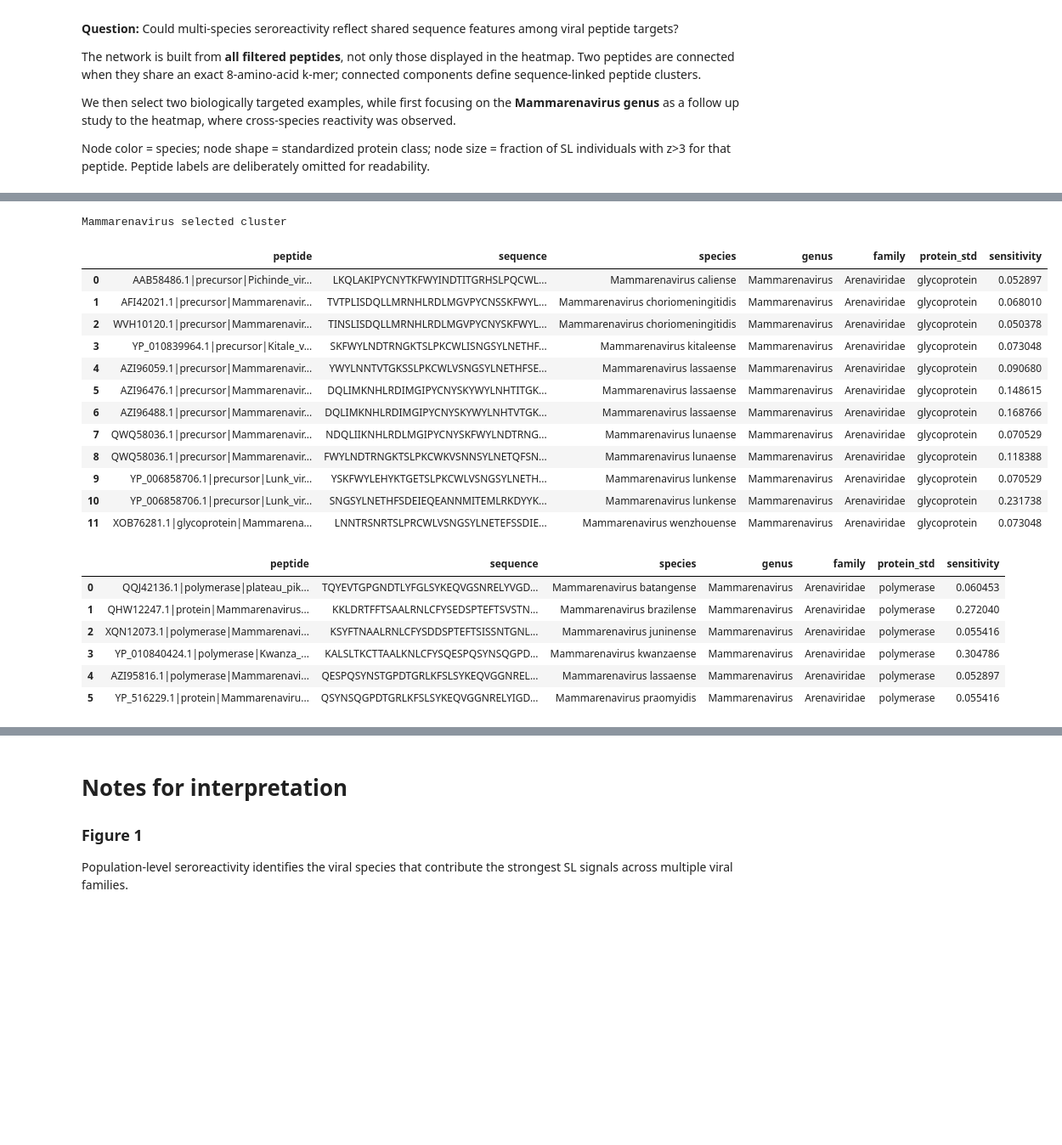
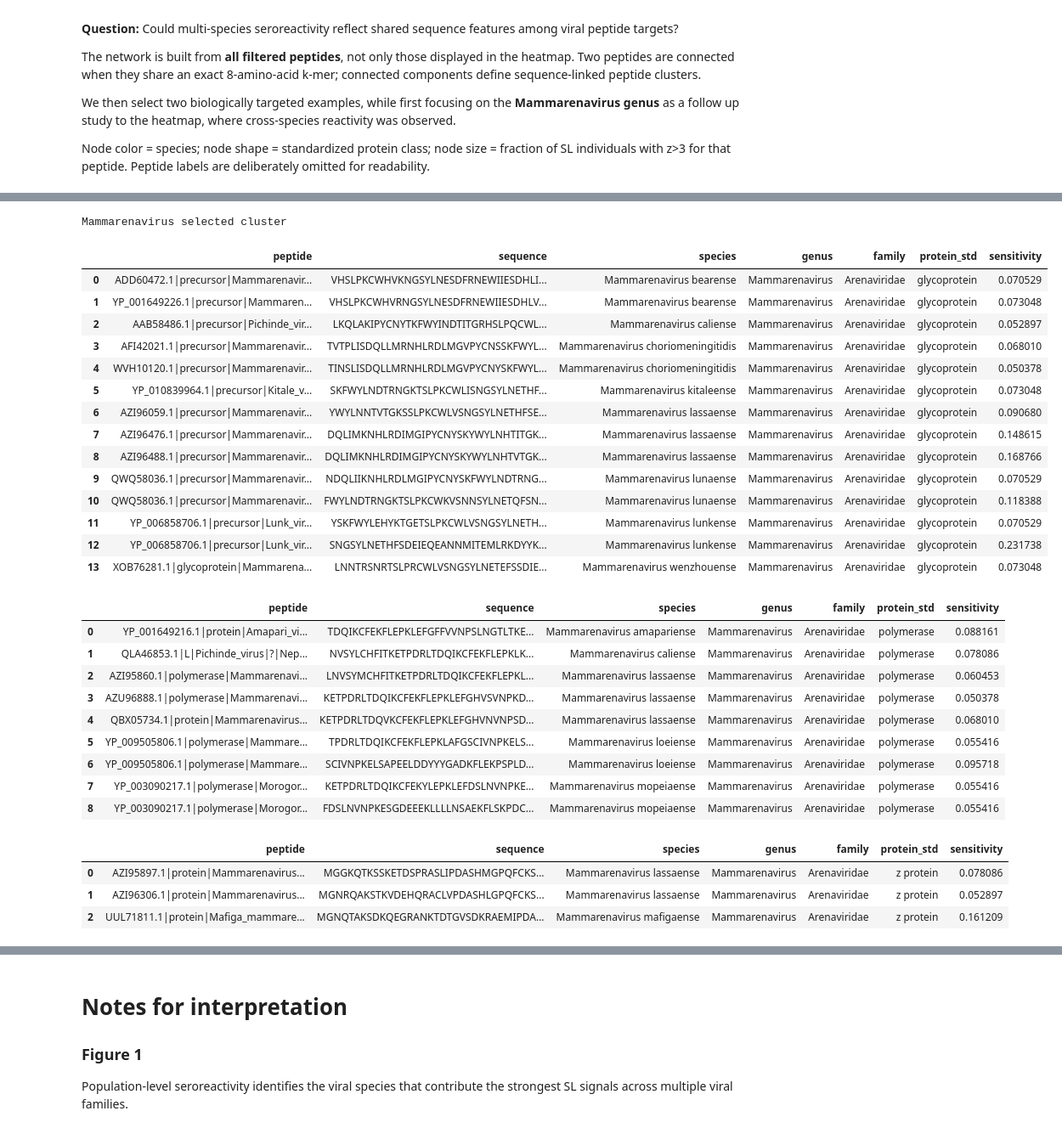
Before and after one commit to sporak577/lasv_phipseq_2026, a Jupyter notebook: Lassa_seroreactivity_paper_figures_clean_090726.ipynb, the cells around one changed output, grey strips where cells are left out. Shown at 85% size. Drawn from its saved outputs; the diff is of its cells as text; code cells hidden in the pictures; blank space fills up the shorter version.

```diff
--- a/Lassa_seroreactivity_paper_figures_clean_090726.ipynb
+++ b/Lassa_seroreactivity_paper_figures_clean_090726.ipynb
@@ -514,6 +338,7 @@ Number of viral families represented: 9
 # representative genus, count the number of UNIQUE reactive
 # peptides mapping to that genus.
 
+genus_order = genus_prevalence['genus']
 
 representative_genera = set(
     genus_order
@@ -2027,33 +2483,11 @@ We then select two biologically targeted examples, while first focusing on the *
 
 
 Node color = species; node shape = standardized protein class; node size = fraction of SL individuals with z>3 for that peptide. Peptide labels are deliberately omitted for readability.
-# %%
-# FIGURE 4: BUILD ALL-PEPTIDE 8-MER NETWORK -
-
-K = 8
-
-def get_kmers(sequence, k=K):
-    sequence = str(sequence).upper()
-    if len(sequence) < k:
-        return set()
-    return {
-        sequence[i:i+k]
-        for i in range(len(sequence) - k + 1)
-    }
-
-# Peptide prevalence in SL
-sl_peptide_prevalence = (
-    long[long['cohort'] == 'SL']
-    .groupby('peptide')['reactive']
-    .mean()
-    .rename('sl_prevalence')
-    .reset_index()
-)
 # %%
 
 # FIGURE 4: BUILD ALL-PEPTIDE 8-MER NETWORK -
 
-K = 8
+K = 7
 
 def get_kmers(sequence, k=K):
     sequence = str(sequence).upper()
@@ -2225,5 +2659,7 @@ Other qualifying Mammarenavirus clusters:
 # %%
 mamma_pol = mamma_candidates.iloc[1]
+# %%
+mamma_gly_np = mamma_candidates.iloc[5]
 # %%
 
 # INSPECT THE PEPTIDE CONTENT OF THE SELECTED CLUSTERS
@@ -2236,52 +2672,62 @@ def inspect_cluster(cluster_row):
     return (
         hits[
             hits['peptide'].isin(component)
         ]
         [
             [
                 'peptide',
                 'sequence',
                 'species',
                 'genus',
                 'family',
                 'protein_std',
                 'sensitivity'
             ]
         ]
         .sort_values(
             ['species', 'protein_std', 'peptide']
         )
         .reset_index(drop=True)
     )
 
 mamma_data_gp = inspect_cluster(mamma_selected)
 mamma_data_pol = inspect_cluster(mamma_pol)
+mamma_gly_np = inspect_cluster(mamma_gly_np)
 
 print('Mammarenavirus selected cluster')
 display(mamma_data_gp)
 display(mamma_data_pol)
 # %% [output]
 Mammarenavirus selected cluster
 |  | peptide | sequence | species | genus | family | protein_std | sensitivity |
-| 0 | AAB58486.1|precursor|Pichinde_vir... | LKQLAKIPYCNYTKFWYINDTITGRHSLPQCWL... | Mammarenavirus caliense | Mammarenavirus | Arenaviridae | glycoprotein | 0.052897 |
-| 1 | AFI42021.1|precursor|Mammarenavir... | TVTPLISDQLLMRNHLRDLMGVPYCNSSKFWYL... | Mammarenavirus choriomeningitidis | Mammarenavirus | Arenaviridae | glycoprotein | 0.068010 |
-| 2 | WVH10120.1|precursor|Mammarenavir... | TINSLISDQLLMRNHLRDLMGVPYCNYSKFWYL... | Mammarenavirus choriomeningitidis | Mammarenavirus | Arenaviridae | glycoprotein | 0.050378 |
-| 3 | YP_010839964.1|precursor|Kitale_v... | SKFWYLNDTRNGKTSLPKCWLISNGSYLNETHF... | Mammarenavirus kitaleense | Mammarenavirus | Arenaviridae | glycoprotein | 0.073048 |
-| 4 | AZI96059.1|precursor|Mammarenavir... | YWYLNNTVTGKSSLPKCWLVSNGSYLNETHFSE... | Mammarenavirus lassaense | Mammarenavirus | Arenaviridae | glycoprotein | 0.090680 |
-| 5 | AZI96476.1|precursor|Mammarenavir... | DQLIMKNHLRDIMGIPYCNYSKYWYLNHTITGK... | Mammarenavirus lassaense | Mammarenavirus | Arenaviridae | glycoprotein | 0.148615 |
-| 6 | AZI96488.1|precursor|Mammarenavir... | DQLIMKNHLRDIMGIPYCNYSKYWYLNHTVTGK... | Mammarenavirus lassaense | Mammarenavirus | Arenaviridae | glycoprotein | 0.168766 |
-| 7 | QWQ58036.1|precursor|Mammarenavir... | NDQLIIKNHLRDLMGIPYCNYSKFWYLNDTRNG... | Mammarenavirus lunaense | Mammarenavirus | Arenaviridae | glycoprotein | 0.070529 |
-| 8 | QWQ58036.1|precursor|Mammarenavir... | FWYLNDTRNGKTSLPKCWKVSNNSYLNETQFSN... | Mammarenavirus lunaense | Mammarenavirus | Arenaviridae | glycoprotein | 0.118388 |
-| 9 | YP_006858706.1|precursor|Lunk_vir... | YSKFWYLEHYKTGETSLPKCWLVSNGSYLNETH... | Mammarenavirus lunkense | Mammarenavirus | Arenaviridae | glycoprotein | 0.070529 |
-| 10 | YP_006858706.1|precursor|Lunk_vir... | SNGSYLNETHFSDEIEQEANNMITEMLRKDYYK... | Mammarenavirus lunkense | Mammarenavirus | Arenaviridae | glycoprotein | 0.231738 |
-| 11 | XOB76281.1|glycoprotein|Mammarena... | LNNTRSNRTSLPRCWLVSNGSYLNETEFSSDIE... | Mammarenavirus wenzhouense | Mammarenavirus | Arenaviridae | glycoprotein | 0.073048 |
+| 0 | ADD60472.1|precursor|Mammarenavir... | VHSLPKCWHVKNGSYLNESDFRNEWIIESDHLI... | Mammarenavirus bearense | Mammarenavirus | Arenaviridae | glycoprotein | 0.070529 |
+| 1 | YP_001649226.1|precursor|Mammaren... | VHSLPKCWHVRNGSYLNESDFRNEWIIESDHLV... | Mammarenavirus bearense | Mammarenavirus | Arenaviridae | glycoprotein | 0.073048 |
+| 2 | AAB58486.1|precursor|Pichinde_vir... | LKQLAKIPYCNYTKFWYINDTITGRHSLPQCWL... | Mammarenavirus caliense | Mammarenavirus | Arenaviridae | glycoprotein | 0.052897 |
+| 3 | AFI42021.1|precursor|Mammarenavir... | TVTPLISDQLLMRNHLRDLMGVPYCNSSKFWYL... | Mammarenavirus choriomeningitidis | Mammarenavirus | Arenaviridae | glycoprotein | 0.068010 |
+| 4 | WVH10120.1|precursor|Mammarenavir... | TINSLISDQLLMRNHLRDLMGVPYCNYSKFWYL... | Mammarenavirus choriomeningitidis | Mammarenavirus | Arenaviridae | glycoprotein | 0.050378 |
+| 5 | YP_010839964.1|precursor|Kitale_v... | SKFWYLNDTRNGKTSLPKCWLISNGSYLNETHF... | Mammarenavirus kitaleense | Mammarenavirus | Arenaviridae | glycoprotein | 0.073048 |
+| 6 | AZI96059.1|precursor|Mammarenavir... | YWYLNNTVTGKSSLPKCWLVSNGSYLNETHFSE... | Mammarenavirus lassaense | Mammarenavirus | Arenaviridae | glycoprotein | 0.090680 |
+| 7 | AZI96476.1|precursor|Mammarenavir... | DQLIMKNHLRDIMGIPYCNYSKYWYLNHTITGK... | Mammarenavirus lassaense | Mammarenavirus | Arenaviridae | glycoprotein | 0.148615 |
+| 8 | AZI96488.1|precursor|Mammarenavir... | DQLIMKNHLRDIMGIPYCNYSKYWYLNHTVTGK... | Mammarenavirus lassaense | Mammarenavirus | Arenaviridae | glycoprotein | 0.168766 |
+| 9 | QWQ58036.1|precursor|Mammarenavir... | NDQLIIKNHLRDLMGIPYCNYSKFWYLNDTRNG... | Mammarenavirus lunaense | Mammarenavirus | Arenaviridae | glycoprotein | 0.070529 |
+| 10 | QWQ58036.1|precursor|Mammarenavir... | FWYLNDTRNGKTSLPKCWKVSNNSYLNETQFSN... | Mammarenavirus lunaense | Mammarenavirus | Arenaviridae | glycoprotein | 0.118388 |
+| 11 | YP_006858706.1|precursor|Lunk_vir... | YSKFWYLEHYKTGETSLPKCWLVSNGSYLNETH... | Mammarenavirus lunkense | Mammarenavirus | Arenaviridae | glycoprotein | 0.070529 |
+| 12 | YP_006858706.1|precursor|Lunk_vir... | SNGSYLNETHFSDEIEQEANNMITEMLRKDYYK... | Mammarenavirus lunkense | Mammarenavirus | Arenaviridae | glycoprotein | 0.231738 |
+| 13 | XOB76281.1|glycoprotein|Mammarena... | LNNTRSNRTSLPRCWLVSNGSYLNETEFSSDIE... | Mammarenavirus wenzhouense | Mammarenavirus | Arenaviridae | glycoprotein | 0.073048 |
 |  | peptide | sequence | species | genus | family | protein_std | sensitivity |
-| 0 | QQJ42136.1|polymerase|plateau_pik... | TQYEVTGPGNDTLYFGLSYKEQVGSNRELYVGD... | Mammarenavirus batangense | Mammarenavirus | Arenaviridae | polymerase | 0.060453 |
-| 1 | QHW12247.1|protein|Mammarenavirus... | KKLDRTFFTSAALRNLCFYSEDSPTEFTSVSTN... | Mammarenavirus brazilense | Mammarenavirus | Arenaviridae | polymerase | 0.272040 |
-| 2 | XQN12073.1|polymerase|Mammarenavi... | KSYFTNAALRNLCFYSDDSPTEFTSISSNTGNL... | Mammarenavirus juninense | Mammarenavirus | Arenaviridae | polymerase | 0.055416 |
-| 3 | YP_010840424.1|polymerase|Kwanza_... | KALSLTKCTTAALKNLCFYSQESPQSYNSQGPD... | Mammarenavirus kwanzaense | Mammarenavirus | Arenaviridae | polymerase | 0.304786 |
-| 4 | AZI95816.1|polymerase|Mammarenavi... | QESPQSYNSTGPDTGRLKFSLSYKEQVGGNREL... | Mammarenavirus lassaense | Mammarenavirus | Arenaviridae | polymerase | 0.052897 |
-| 5 | YP_516229.1|protein|Mammarenaviru... | QSYNSQGPDTGRLKFSLSYKEQVGGNRELYIGD... | Mammarenavirus praomyidis | Mammarenavirus | Arenaviridae | polymerase | 0.055416 |
+| 0 | YP_001649216.1|protein|Amapari_vi... | TDQIKCFEKFLEPKLEFGFFVVNPSLNGTLTKE... | Mammarenavirus amapariense | Mammarenavirus | Arenaviridae | polymerase | 0.088161 |
+| 1 | QLA46853.1|L|Pichinde_virus|?|Nep... | NVSYLCHFITKETPDRLTDQIKCFEKFLEPKLK... | Mammarenavirus caliense | Mammarenavirus | Arenaviridae | polymerase | 0.078086 |
+| 2 | AZI95860.1|polymerase|Mammarenavi... | LNVSYMCHFITKETPDRLTDQIKCFEKFLEPKL... | Mammarenavirus lassaense | Mammarenavirus | Arenaviridae | polymerase | 0.060453 |
+| 3 | AZU96888.1|polymerase|Mammarenavi... | KETPDRLTDQIKCFEKFLEPKLEFGHVSVNPKD... | Mammarenavirus lassaense | Mammarenavirus | Arenaviridae | polymerase | 0.050378 |
+| 4 | QBX05734.1|protein|Mammarenavirus... | KETPDRLTDQVKCFEKFLEPKLEFGHVNVNPSD... | Mammarenavirus lassaense | Mammarenavirus | Arenaviridae | polymerase | 0.068010 |
+| 5 | YP_009505806.1|polymerase|Mammare... | TPDRLTDQIKCFEKFLEPKLAFGSCIVNPKELS... | Mammarenavirus loeiense | Mammarenavirus | Arenaviridae | polymerase | 0.055416 |
+| 6 | YP_009505806.1|polymerase|Mammare... | SCIVNPKELSAPEELDDYYYGADKFLEKPSPLD... | Mammarenavirus loeiense | Mammarenavirus | Arenaviridae | polymerase | 0.095718 |
+| 7 | YP_003090217.1|polymerase|Morogor... | KETPDRLTDQIKCFEKYLEPKLEFDSLNVNPKE... | Mammarenavirus mopeiaense | Mammarenavirus | Arenaviridae | polymerase | 0.055416 |
+| 8 | YP_003090217.1|polymerase|Morogor... | FDSLNVNPKESGDEEEKLLLLNSAEKFLSKPDC... | Mammarenavirus mopeiaense | Mammarenavirus | Arenaviridae | polymerase | 0.055416 |
+|  | peptide | sequence | species | genus | family | protein_std | sensitivity |
+| 0 | AZI95897.1|protein|Mammarenavirus... | MGGKQTKSSKETDSPRASLIPDASHMGPQFCKS... | Mammarenavirus lassaense | Mammarenavirus | Arenaviridae | z protein | 0.078086 |
+| 1 | AZI96306.1|protein|Mammarenavirus... | MGNRQAKSTKVDEHQRACLVPDASHLGPQFCKS... | Mammarenavirus lassaense | Mammarenavirus | Arenaviridae | z protein | 0.052897 |
+| 2 | UUL71811.1|protein|Mafiga_mammare... | MGNQTAKSDKQEGRANKTDTGVSDKRAEMIPDA... | Mammarenavirus mafigaense | Mammarenavirus | Arenaviridae | z protein | 0.161209 |
 # %%
 
 # FIGURE 4 PLOT
```
Also changed, not shown: parts of 15 cells of this notebook, 6 other files.
